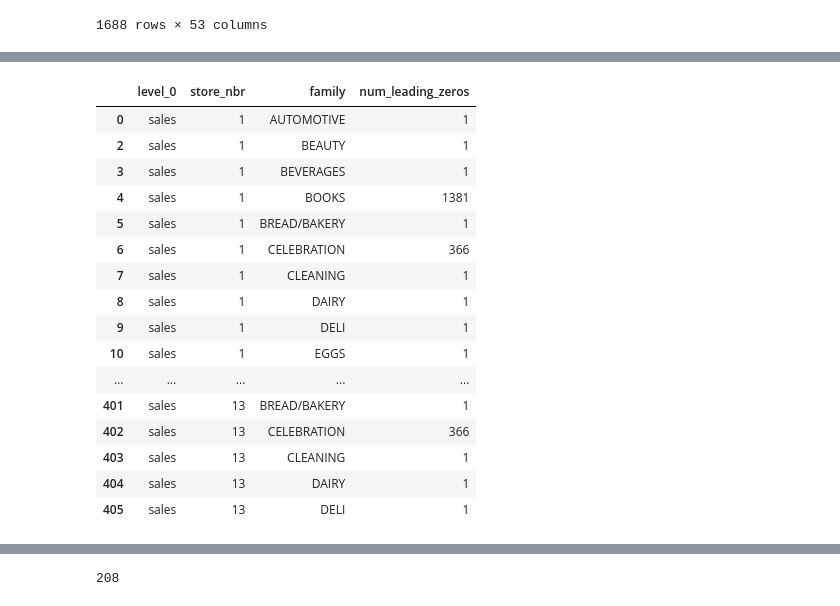
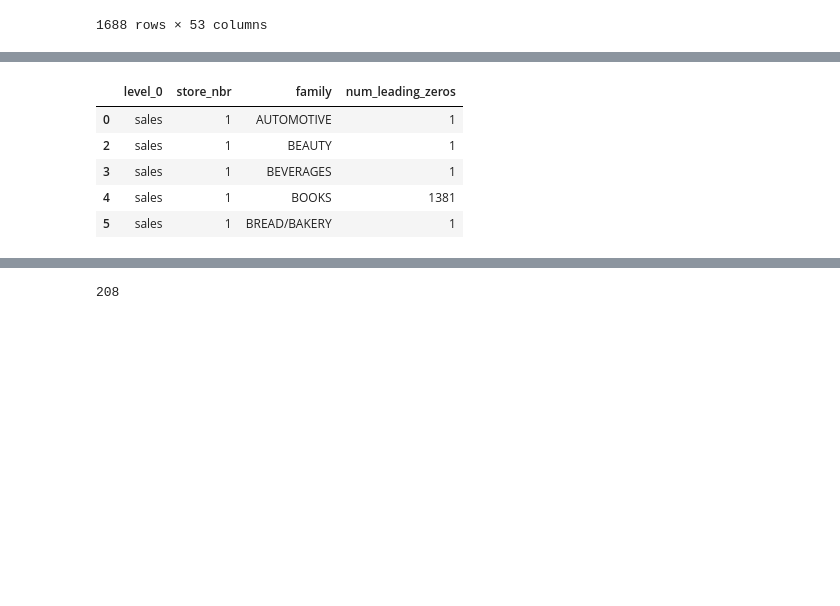
Before and after one commit to IvkovicDanica/Store-sales-time-series, a Jupyter notebook: zeros.ipynb, the cells around one changed output, grey strips where cells are left out. Cells and saved outputs as stored; diff of their text form; code cells hidden in the pictures; blank space fills up the shorter version.

Commit message:
code clean up/prep for merging

```diff
--- a/zeros.ipynb
+++ b/zeros.ipynb
@@ -6,9 +7,8 @@ import seaborn as sns
 # %%
-df=pd.read_csv(r'novi_datasetovi\train_test_v1.csv', parse_dates=['date'])
-df=df.drop(columns=['Unnamed: 0'])
-train=df[df['date']<'2017-08-16']
-test=df[df['date']>= '2017-08-16']
-train_wide=pd.pivot(train, index=['date'], columns=['store_nbr','family'], values=['sales'])
+df = pd.read_csv("originalni_datasetovi/train_test_v4.csv", parse_dates=["date"])
+train = df[df["date"] < "2017-08-16"]
+test = df[df["date"] >= "2017-08-16"]
+train_wide = pd.pivot(train, index=["date"], columns=["store_nbr","family"], values=["sales"])
 train_wide.head()
 # %% [output]
 |  | sales |  |  |  |  |  |  |  |  | ... |
@@ -81,20 +78,9 @@ leading_zeros=leading_zeros[leading_zeros['num_leading_zeros']!=train_wide.shape
 # %%
-leading_zeros
+leading_zeros.head()
 # %% [output]
 |  | level_0 | store_nbr | family | num_leading_zeros |
 | 0 | sales | 1 | AUTOMOTIVE | 1 |
 | 2 | sales | 1 | BEAUTY | 1 |
 | 3 | sales | 1 | BEVERAGES | 1 |
 | 4 | sales | 1 | BOOKS | 1381 |
 | 5 | sales | 1 | BREAD/BAKERY | 1 |
-| 6 | sales | 1 | CELEBRATION | 366 |
-| 7 | sales | 1 | CLEANING | 1 |
-| 8 | sales | 1 | DAIRY | 1 |
-| 9 | sales | 1 | DELI | 1 |
-| 10 | sales | 1 | EGGS | 1 |
-| ... | ... | ... | ... | ... |
-| 401 | sales | 13 | BREAD/BAKERY | 1 |
-| 402 | sales | 13 | CELEBRATION | 366 |
-| 403 | sales | 13 | CLEANING | 1 |
-| 404 | sales | 13 | DAIRY | 1 |
-| 405 | sales | 13 | DELI | 1 |
```
Also changed, not shown: parts of 12 cells of this notebook, 12 other files.
